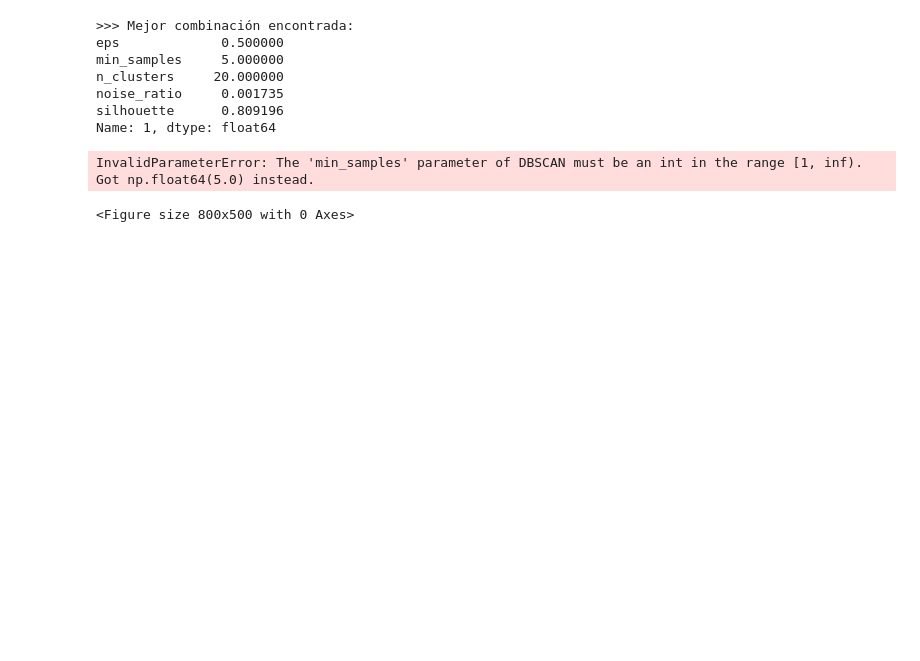
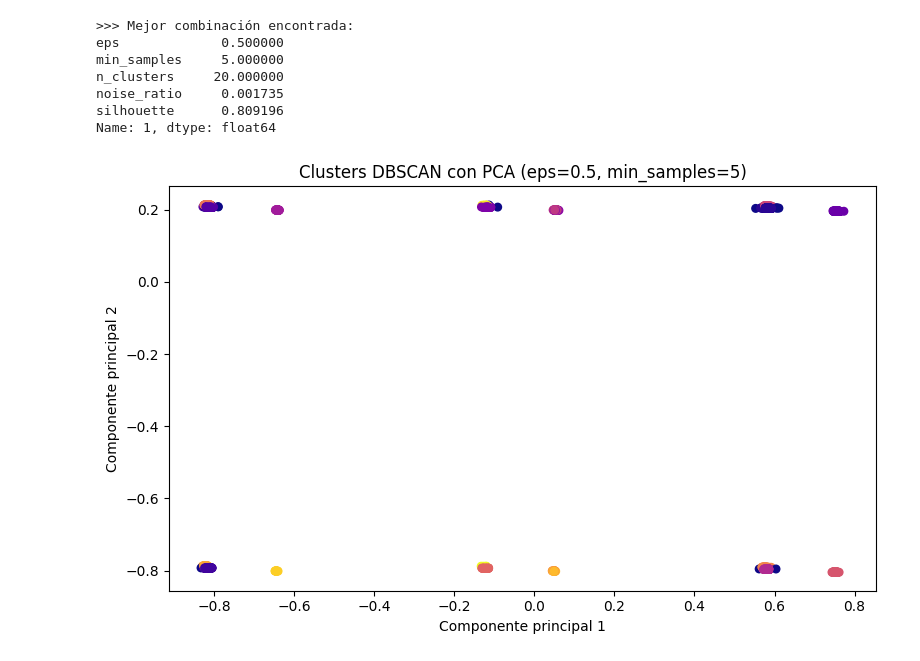
Before and after one commit to Trabajos-BI/Laboratorio2BI, a Jupyter notebook: Lab2/SeneCafeAlpes.ipynb, the cells around one changed output. Drawn from its saved outputs; the diff is of its cells as text; code cells hidden in the pictures; blank space fills up the shorter version.

```diff
--- a/Lab2/SeneCafeAlpes.ipynb
+++ b/Lab2/SeneCafeAlpes.ipynb
@@ -754,7 +757,16 @@ Posteriormente hacemos el OHE con el fin de dividir las variables categoricas:
 # %%
-cat_cols = ['RelacionAspecto', 'DefectoVisible', 'MétodoSecado']
+from sklearn.preprocessing import StandardScaler, MinMaxScaler, RobustScaler
 
-for c in cat_cols:
-    df_dbstd = pd.get_dummies(df_dbstd, columns=[c], drop_first=True)
-    df_dbminmax = pd.get_dummies(df_dbminmax, columns=[c], drop_first=True)
-    df_db = pd.get_dummies(df_db, columns=[c], drop_first=True)
+df_dbstd = df_db.copy()
+df_dbminmax = df_db.copy()
+df_dbrobust = df_db.copy()
+
+Scaler = StandardScaler()
+df_dbstd = Scaler.fit_transform(df_dbstd)
+
+
+MinMax = MinMaxScaler()
+df_dbminmax = MinMax.fit_transform(df_dbminmax)
+
+Robust = RobustScaler()
+df_dbrobust = Robust.fit_transform(df_dbrobust)
@@ -974,7 +890,7 @@ import matplotlib.pyplot as plt
 from sklearn.cluster import DBSCAN
 from sklearn.metrics import silhouette_score
 
-X = df_dbminmax.values
+X = df_dbminmax
 eps_values = np.arange(0.5, 3.0, 0.5)
 min_samples_values = [3, 5, 10, 15]
 
@@ -1044,25 +960,24 @@ Name: 1, dtype: float64
 # %%
 pca = PCA(n_components=2)
 X_pca = pca.fit_transform(X)
 plt.figure(figsize=(8,5))
 
-example_eps = best_row['eps']
-example_min_samples = best_row['min_samples']
+example_eps = float(best_row['eps'])
+example_min_samples = int(best_row['min_samples'])
 db_example = DBSCAN(eps=example_eps, min_samples=example_min_samples)
 labels_db = db_example.fit_predict(X)
 
 
 plt.scatter(X_pca[:,0], X_pca[:,1], c=labels_db, cmap='plasma', s=30)
 plt.title(f"Clusters DBSCAN con PCA (eps={example_eps}, min_samples={example_min_samples})")
 plt.xlabel("Componente principal 1")
 plt.ylabel("Componente principal 2")
 
 
 plt.tight_layout()
 plt.show()
 # %% [output]
-InvalidParameterError: The 'min_samples' parameter of DBSCAN must be an int in the range [1, inf). Got np.float64(5.0) instead.
-<Figure size 800x500 with 0 Axes>
+[figure, added]
 # %%
 unique, counts = np.unique(labels_db, return_counts=True)
 for cluster, count in zip(unique, counts):
```
Also changed, not shown: parts of 20 cells of this notebook.
